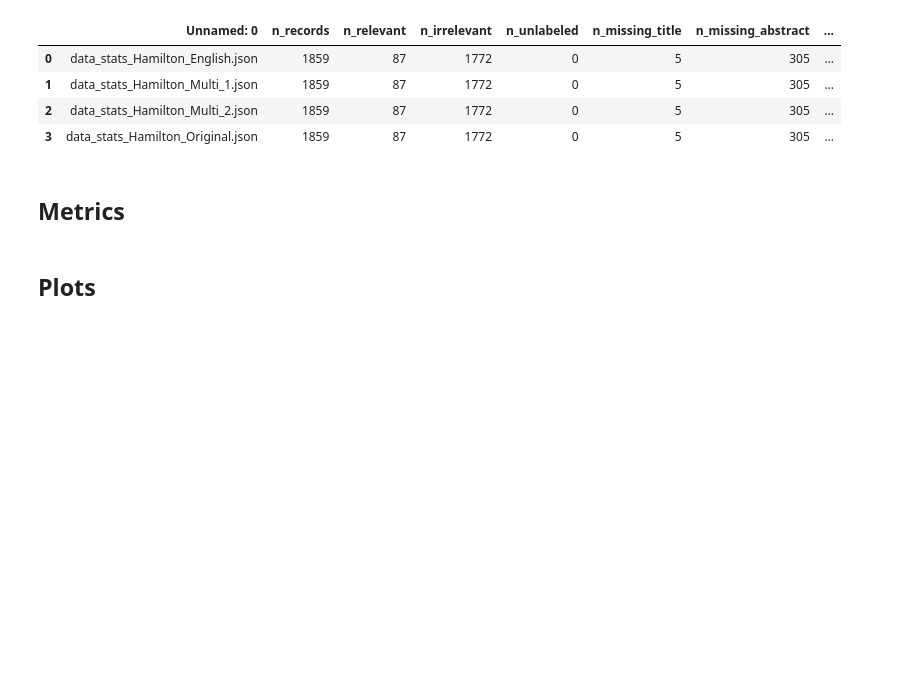
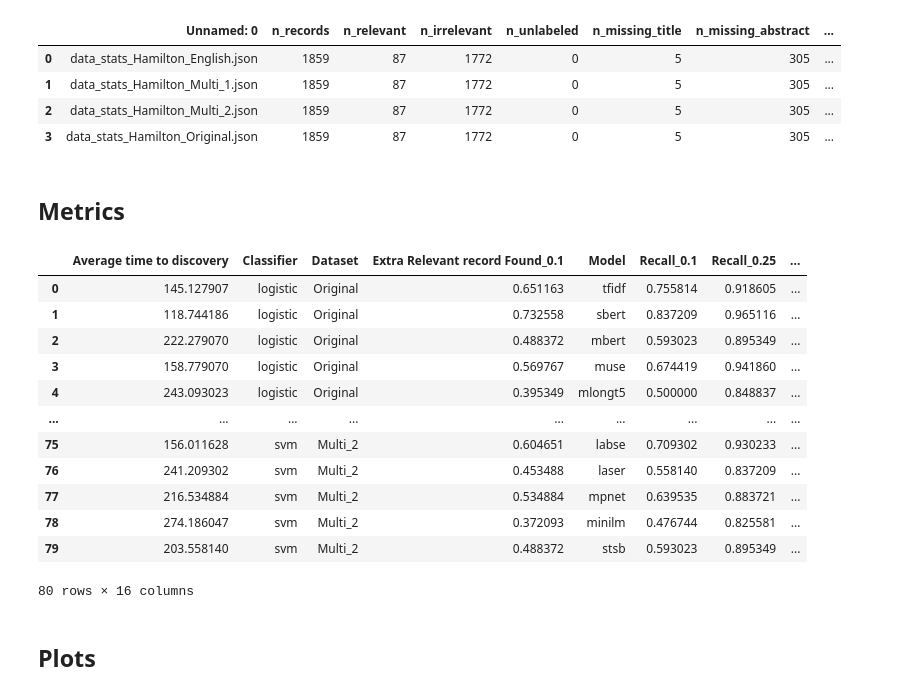
Before and after one commit to Robdboer/Multilingual-Feature-Extractors-Study, a Jupyter notebook: Simulations/Prior knowledge 2/Simulation Results.ipynb, the cells around one changed output. Saved outputs shown, nothing was run; the diff lists cells and outputs as text; code cells hidden in the pictures; blank space fills up the shorter version.

```diff
--- a/Simulations/Prior knowledge 2/Simulation Results.ipynb
+++ b/Simulations/Prior knowledge 2/Simulation Results.ipynb
@@ -47,20 +47,37 @@ data_descriptives.head()
 # %%
 metrics_df = pd.DataFrame()
 for classifier in classifiers:
     for dataset in datasets:
         for model in models:
             row = {'Dataset':dataset, 'Classifier':classifier, 'Model':model}
             with open_state(state_files.format(classifier, dataset, dataset, classifier, model)) as state:
                 metrics = met.get_metrics(state)
                 for item in metrics['data']['items']:
                     if item.get('title') == 'Time to discovery':
-                        break
+                        for paper_td in item.get('value'):
+                            if paper_td[0] in [300, 567, 741, 878, 1112]:
+                                row['td_'+str(paper_td[0])] = paper_td[1]
                     elif type(item.get('value')) != list:
                         row[item.get('title')] = item.get('value')
                     else:
                         for value in item.get('value'):
                             row[str(item.get('title'))+'_'+str(value[0])] = value[1]
             metrics_df = metrics_df.append(row, ignore_index = True)
+metrics_df
+# %% [output]
+|  | Average time to discovery | Classifier | Dataset | Extra Relevant record Found_0.1 | Model | Recall_0.1 | Recall_0.25 | ... |
+| 0 | 145.127907 | logistic | Original | 0.651163 | tfidf | 0.755814 | 0.918605 | ... |
+| 1 | 118.744186 | logistic | Original | 0.732558 | sbert | 0.837209 | 0.965116 | ... |
+| 2 | 222.279070 | logistic | Original | 0.488372 | mbert | 0.593023 | 0.895349 | ... |
+| 3 | 158.779070 | logistic | Original | 0.569767 | muse | 0.674419 | 0.941860 | ... |
+| 4 | 243.093023 | logistic | Original | 0.395349 | mlongt5 | 0.500000 | 0.848837 | ... |
+| ... | ... | ... | ... | ... | ... | ... | ... | ... |
+| 75 | 156.011628 | svm | Multi_2 | 0.604651 | labse | 0.709302 | 0.930233 | ... |
+| 76 | 241.209302 | svm | Multi_2 | 0.453488 | laser | 0.558140 | 0.837209 | ... |
+| 77 | 216.534884 | svm | Multi_2 | 0.534884 | mpnet | 0.639535 | 0.883721 | ... |
+| 78 | 274.186047 | svm | Multi_2 | 0.372093 | minilm | 0.476744 | 0.825581 | ... |
+| 79 | 203.558140 | svm | Multi_2 | 0.488372 | stsb | 0.593023 | 0.895349 | ... |
+80 rows × 16 columns
 # %%
 metrics_df.to_csv("metrics.csv")
 # %% [markdown]
```
Also changed, not shown: 4 other files.
